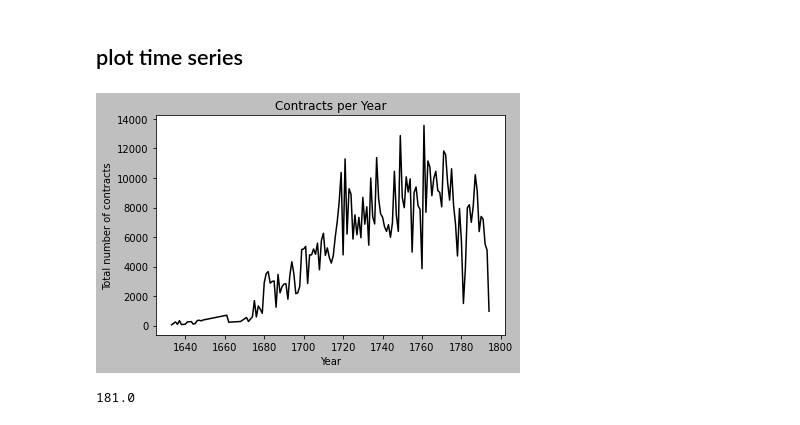
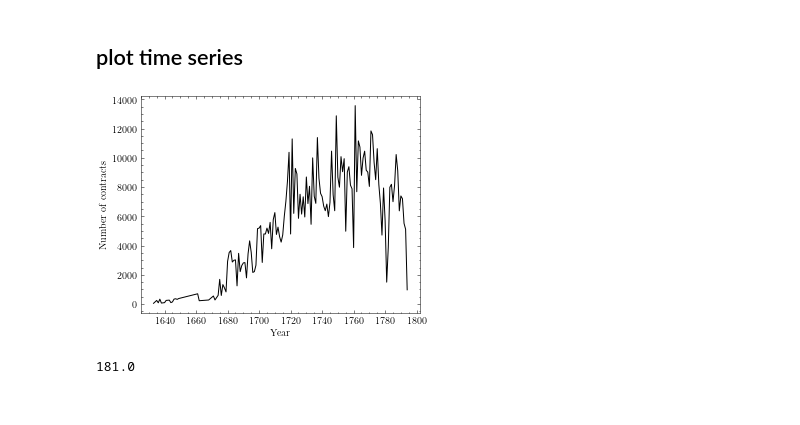
Before and after one commit to melvinwevers/vocapture, a Jupyter notebook: notebooks/analyze_2.ipynb, the cells around one changed output. Drawn from its saved outputs; the diff is of its cells as text; code cells hidden in the pictures.

```diff
--- a/notebooks/analyze_2.ipynb
+++ b/notebooks/analyze_2.ipynb
@@ -4,6 +5,6 @@ import numpy as np
 import pandas as pd
 import collections
 # %%
-plt.style.use('grayscale')
+plt.style.use('science')
 # %% [markdown]
 # Functions
@@ -44,7 +71,7 @@ total number of contracts: 774200
 # %%
 nans = df['date_begin_contract'].isnull().sum()
 print(f'number of nans in date field: {nans}')
-df = df.dropna(subset='date_begin_contract')
+df = df.dropna(subset=['date_begin_contract'])
 # %% [output]
 number of nans in date field: 257
 # %%
@@ -57,7 +84,7 @@ number of disambiguated records: 546973
 # construct year variable as Pandas is notoriously bad at working with dates before 1643
 
 df['year'] = df['date_begin_contract'].str.split('-', expand=True)[0].astype(int)
-df.sort_values(by='year', inplace=True)
+df = df.sort_values(by='year')
 # %%
 df.groupby(pd.Grouper(key='year'))['date_begin_contract'].count()[120:150]
 # %% [output]
@@ -81,14 +108,13 @@ Name: date_begin_contract, dtype: int64
 # %% [markdown]
 ## plot time series
 # %%
-df.groupby(pd.Grouper(key='year'))['date_begin_contract'].count().plot()
-plt.xlabel('Year')
-plt.ylabel('Total number of contracts')
-plt.title('Contracts per Year')
-plt.tight_layout()
+fig, ax = plt.subplots(figsize=(5, 4))
+
+df.groupby(pd.Grouper(key='year'))['date_begin_contract'].count().plot(ax=ax, color="k")
+ax.set(xlabel='Year', ylabel='Number of contracts')
 plt.savefig('../figures/total_contracts.png', dpi=300)
 # %% [output]
-[figure, old version]
+[figure, new version]
 # %%
 df.groupby(['outward_voyage_id'])['person_cluster_id'].count().median()
 # %% [output]
```
Also changed, not shown: parts of 11 cells of this notebook, 2 other files.
